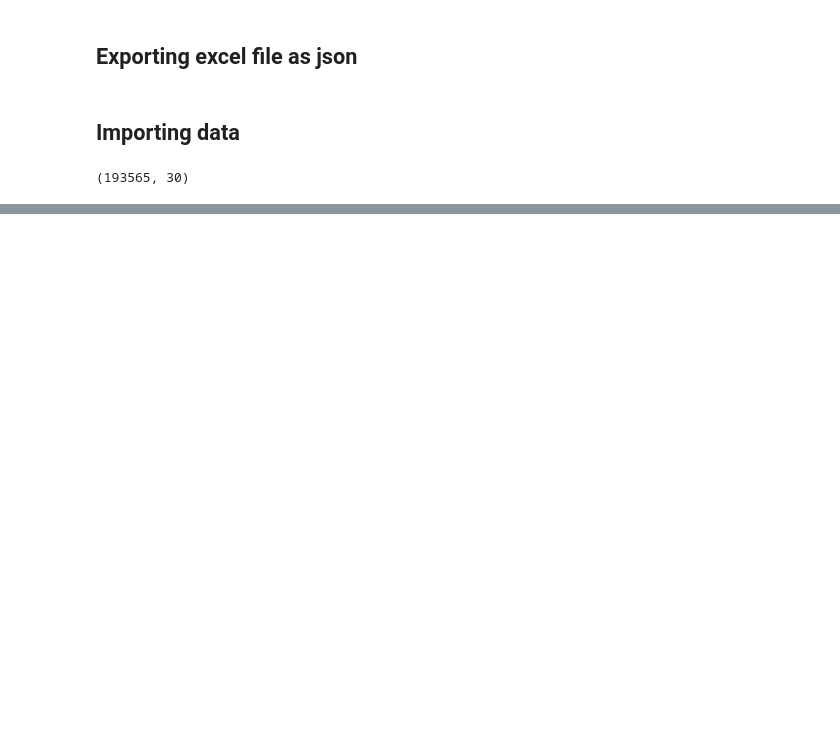
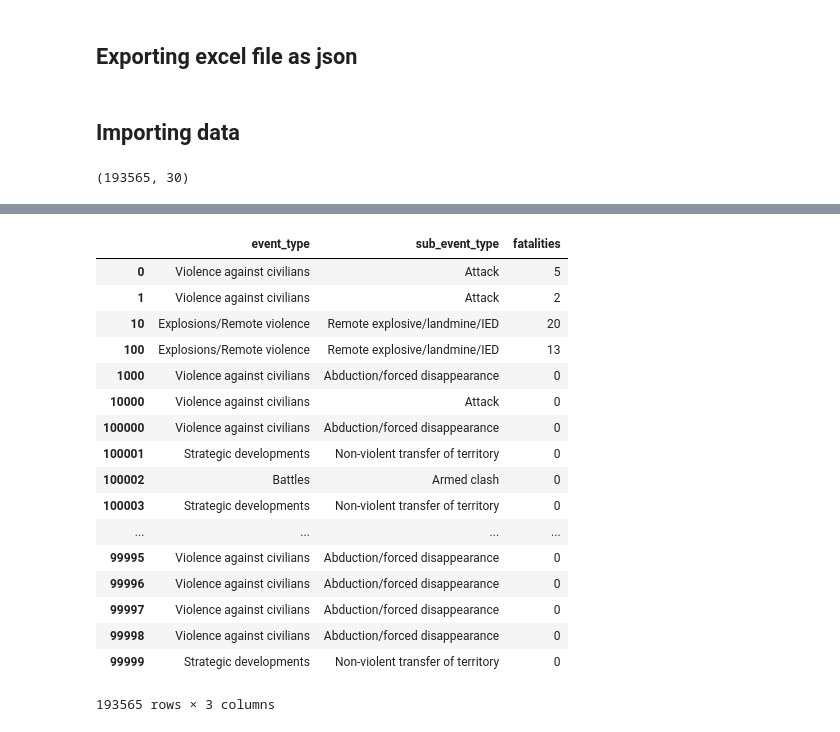
Before and after one commit to cmdelaserna/press-freedom, a Jupyter notebook: notebooks/ACLED data - Africa dataset.ipynb, the cells around one changed output, grey strips where cells are left out. Saved outputs shown, nothing was run; the diff lists cells and outputs as text; code cells hidden in the pictures; blank space fills up the shorter version.

```diff
--- a/notebooks/ACLED data - Africa dataset.ipynb
+++ b/notebooks/ACLED data - Africa dataset.ipynb
@@ -71,0 +105,23 @@ df.head()
+# %%
+labels = ['event_type','sub_event_type', 'fatalities']
+labels = df[labels]
+labels
+# %% [output]
+|  | event_type | sub_event_type | fatalities |
+| 0 | Violence against civilians | Attack | 5 |
+| 1 | Violence against civilians | Attack | 2 |
+| 10 | Explosions/Remote violence | Remote explosive/landmine/IED | 20 |
+| 100 | Explosions/Remote violence | Remote explosive/landmine/IED | 13 |
+| 1000 | Violence against civilians | Abduction/forced disappearance | 0 |
+| 10000 | Violence against civilians | Attack | 0 |
+| 100000 | Violence against civilians | Abduction/forced disappearance | 0 |
+| 100001 | Strategic developments | Non-violent transfer of territory | 0 |
+| 100002 | Battles | Armed clash | 0 |
+| 100003 | Strategic developments | Non-violent transfer of territory | 0 |
+| ... | ... | ... | ... |
+| 99995 | Violence against civilians | Abduction/forced disappearance | 0 |
+| 99996 | Violence against civilians | Abduction/forced disappearance | 0 |
+| 99997 | Violence against civilians | Abduction/forced disappearance | 0 |
+| 99998 | Violence against civilians | Abduction/forced disappearance | 0 |
+| 99999 | Strategic developments | Non-violent transfer of territory | 0 |
+193565 rows × 3 columns
```
Also changed, not shown: parts of 22 cells of this notebook.
